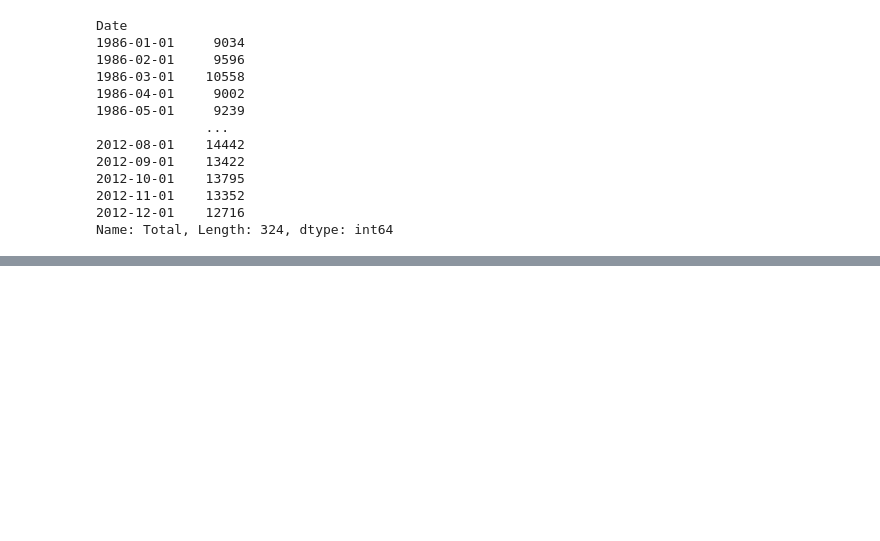
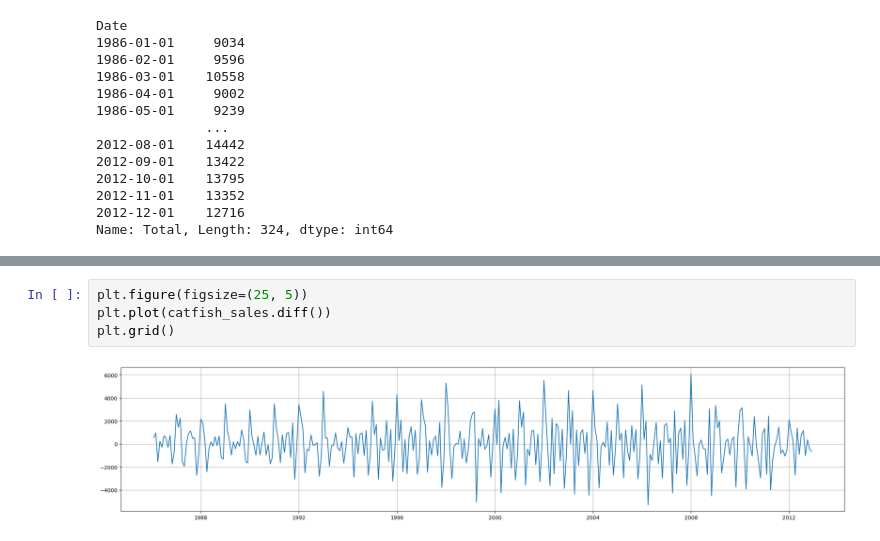
Before and after one commit to kroopeshrajput/Forecasting_dem, a Jupyter notebook: forecasting.ipynb, the cells around one changed output, grey strips where cells are left out. Drawn from its saved outputs; the diff is of its cells as text; blank space fills up the shorter version.

```diff
--- a/forecasting.ipynb
+++ b/forecasting.ipynb
@@ -29,0 +36,6 @@ Name: Total, Length: 324, dtype: int64
+# %%
+plt.figure(figsize=(25, 5))
+plt.plot(catfish_sales.diff())
+plt.grid()
+# %% [output]
+[figure, added]
```
Also changed, not shown: parts of 5 cells of this notebook.
